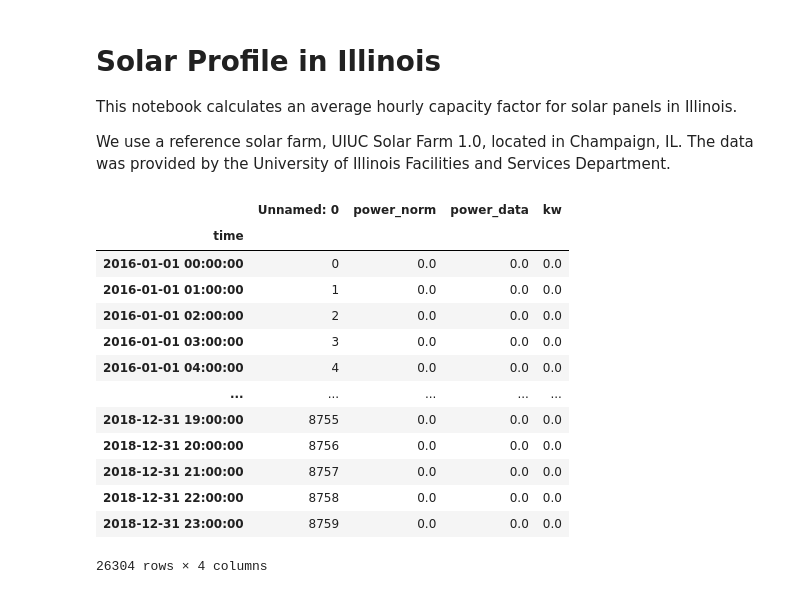
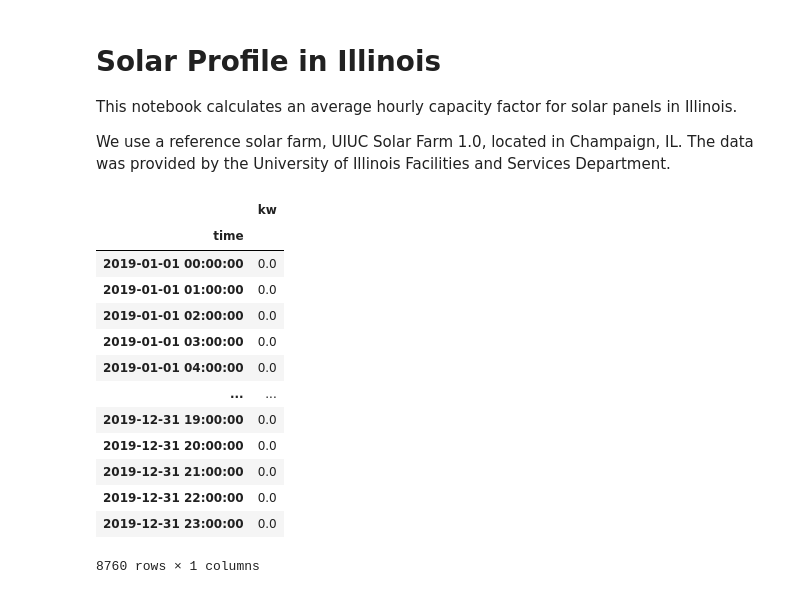
Before and after one commit to samgdotson/2021-dotson-ms, a Jupyter notebook: data/notebooks/solar_energy_profile.ipynb, the cells around one changed output. Saved outputs shown, nothing was run; the diff lists cells and outputs as text; code cells hidden in the pictures.

```diff
--- a/data/notebooks/solar_energy_profile.ipynb
+++ b/data/notebooks/solar_energy_profile.ipynb
@@ -19,21 +30,23 @@ colors = {'spring':'tab:green',
 # %%
 solarfarm_df = pd.read_csv("../solarfarm_data.csv", parse_dates=True, index_col='time')
+solarfarm_df = pd.read_csv("../solarHistories/solarHistories_6_pd.csv", parse_dates=True, index_col='time')
+solarfarm_df.rename(columns={'power_data':'kw'}, inplace=True)
 solarfarm_df
 # %% [output]
-|  | Unnamed: 0 | power_norm | power_data | kw |
-| time |  |  |  |  |
-| 2016-01-01 00:00:00 | 0 | 0.0 | 0.0 | 0.0 |
-| 2016-01-01 01:00:00 | 1 | 0.0 | 0.0 | 0.0 |
-| 2016-01-01 02:00:00 | 2 | 0.0 | 0.0 | 0.0 |
-| 2016-01-01 03:00:00 | 3 | 0.0 | 0.0 | 0.0 |
-| 2016-01-01 04:00:00 | 4 | 0.0 | 0.0 | 0.0 |
-| ... | ... | ... | ... | ... |
-| 2018-12-31 19:00:00 | 8755 | 0.0 | 0.0 | 0.0 |
-| 2018-12-31 20:00:00 | 8756 | 0.0 | 0.0 | 0.0 |
-| 2018-12-31 21:00:00 | 8757 | 0.0 | 0.0 | 0.0 |
-| 2018-12-31 22:00:00 | 8758 | 0.0 | 0.0 | 0.0 |
-| 2018-12-31 23:00:00 | 8759 | 0.0 | 0.0 | 0.0 |
+|  | kw |
+| time |  |
+| 2019-01-01 00:00:00 | 0.0 |
+| 2019-01-01 01:00:00 | 0.0 |
+| 2019-01-01 02:00:00 | 0.0 |
+| 2019-01-01 03:00:00 | 0.0 |
+| 2019-01-01 04:00:00 | 0.0 |
+| ... | ... |
+| 2019-12-31 19:00:00 | 0.0 |
+| 2019-12-31 20:00:00 | 0.0 |
+| 2019-12-31 21:00:00 | 0.0 |
+| 2019-12-31 22:00:00 | 0.0 |
+| 2019-12-31 23:00:00 | 0.0 |
-26304 rows × 4 columns
+8760 rows × 1 columns
 # %%
 hours_grouped = solarfarm_df.groupby(solarfarm_df.index.hour)
 # %%
```
Also changed, not shown: parts of 9 cells of this notebook, 7 other files.
